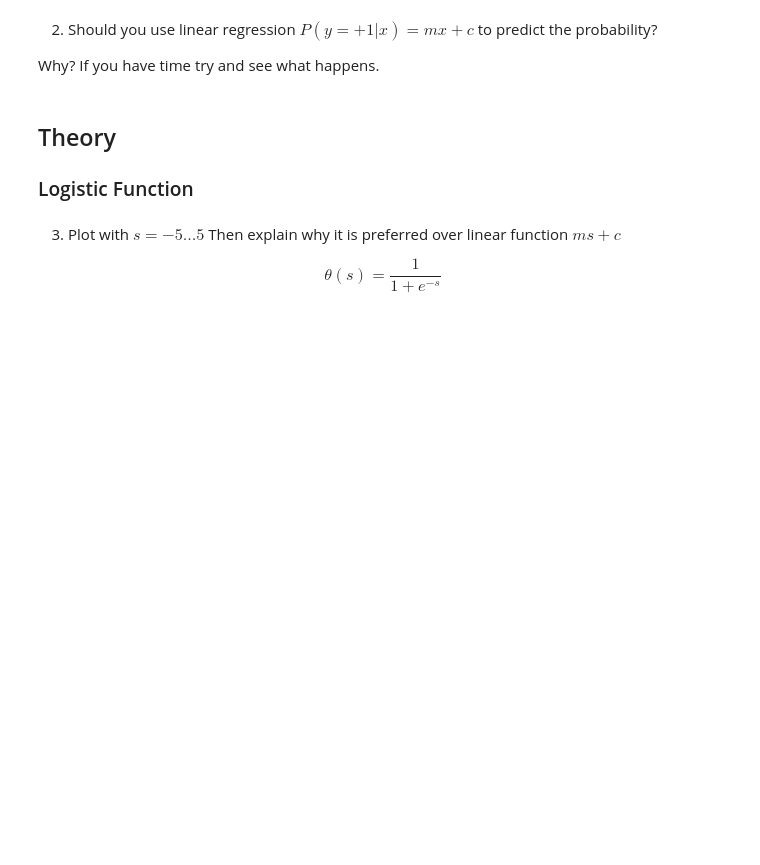
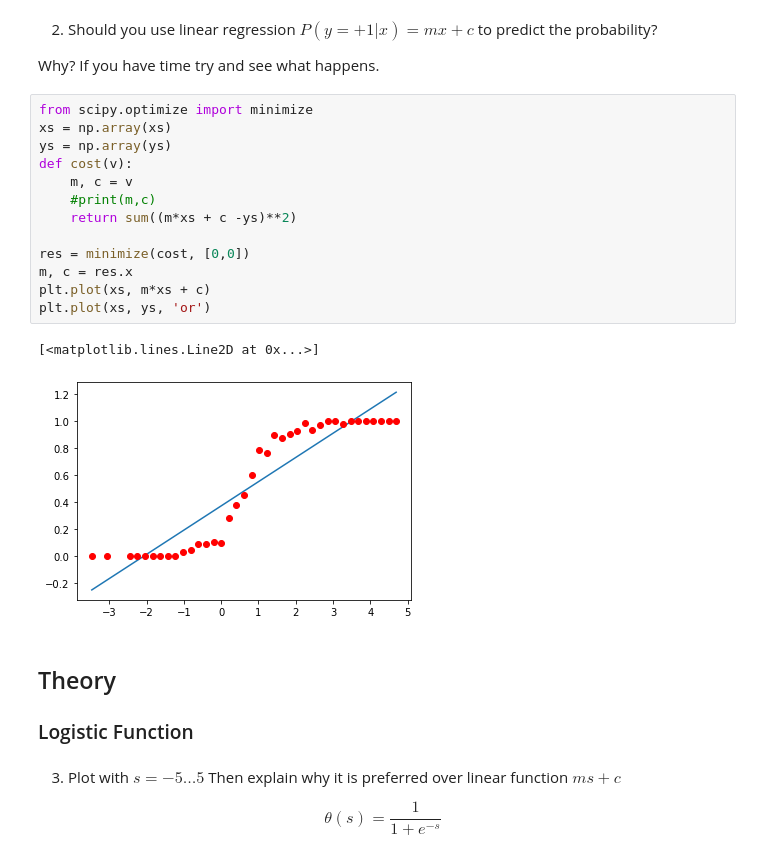
Before and after one commit to muic-pattern-rekt-2018/Exercise-02-Filled, a Jupyter notebook: Exercise 2 Logistic Regression.ipynb, the cells around one changed output. Cells and saved outputs as stored; diff of their text form; blank space fills up the shorter version.

```diff
--- a/Exercise 2 Logistic Regression.ipynb
+++ b/Exercise 2 Logistic Regression.ipynb
@@ -136,6 +140,22 @@ plt.plot(xs, ys, 'or')
 
 
 Why? If you have time try and see what happens.
+# %%
+from scipy.optimize import minimize
+xs = np.array(xs)
+ys = np.array(ys)
+def cost(v):
+    m, c = v
+    #print(m,c)
+    return sum((m*xs + c -ys)**2)
+
+res = minimize(cost, [0,0])
+m, c = res.x
+plt.plot(xs, m*xs + c)
+plt.plot(xs, ys, 'or')
+# %% [output]
+[<matplotlib.lines.Line2D at 0x...>]
+[figure, added]
 # %% [markdown]
 ## Theory
 
```
Also changed, not shown: parts of 7 cells of this notebook.
